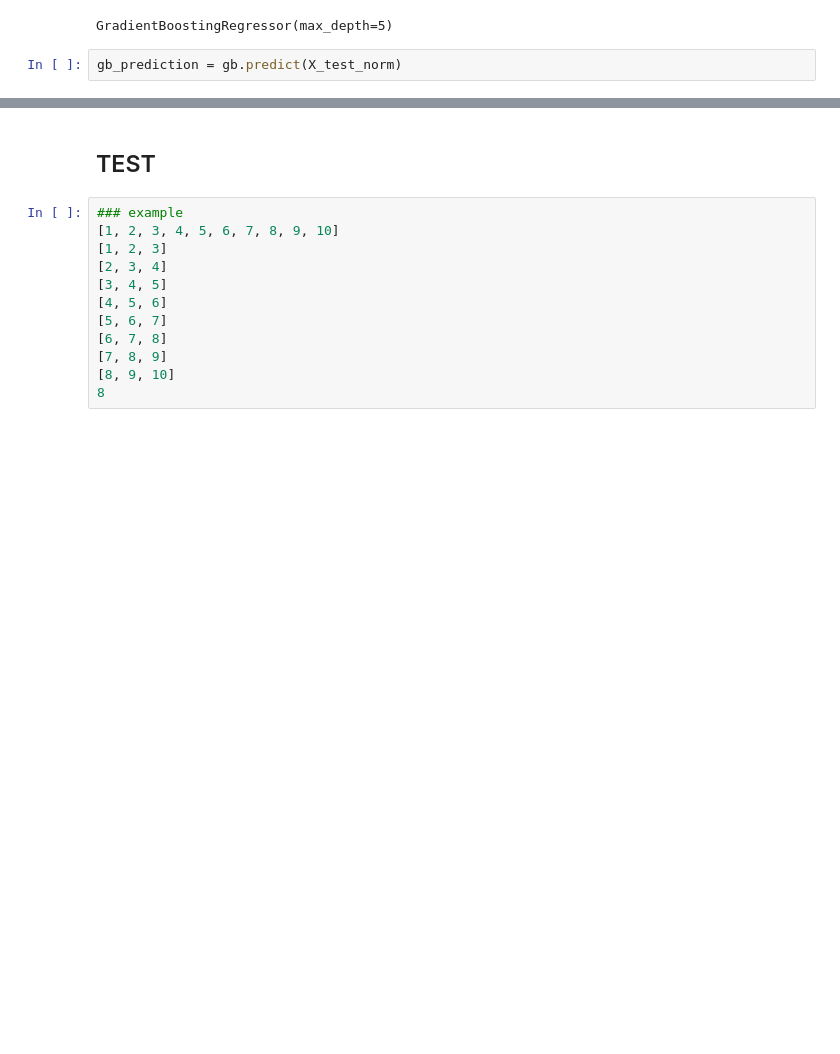
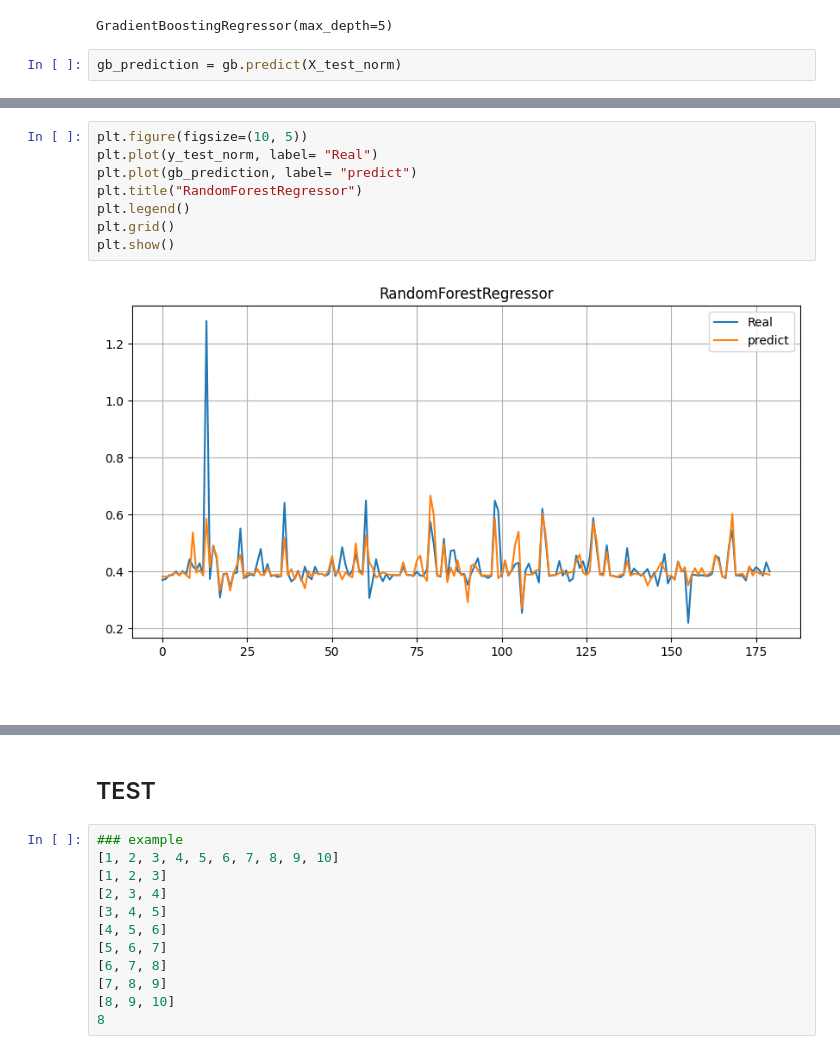
Before and after one commit to nilujafari/ML, a Jupyter notebook: time series dada- USDT/main.ipynb, the cells around one changed output, grey strips where cells are left out. Cells and saved outputs as stored; diff of their text form; blank space fills up the shorter version.

```diff
--- a/time series dada- USDT/main.ipynb
+++ b/time series dada- USDT/main.ipynb
@@ -194,0 +193,12 @@ Test rf: 0.5186598912096658
+# %%
+plt.figure(figsize=(10, 5))
+plt.plot(y_test_norm, label= "Real")
+plt.plot(gb_prediction, label= "predict")
+plt.title("RandomForestRegressor")
+plt.legend()
+plt.grid()
+plt.show()
+# %% [output]
+[figure, added]
+# %% [markdown]
+###
```
Also changed, not shown: parts of 11 cells of this notebook, 3 other files.
